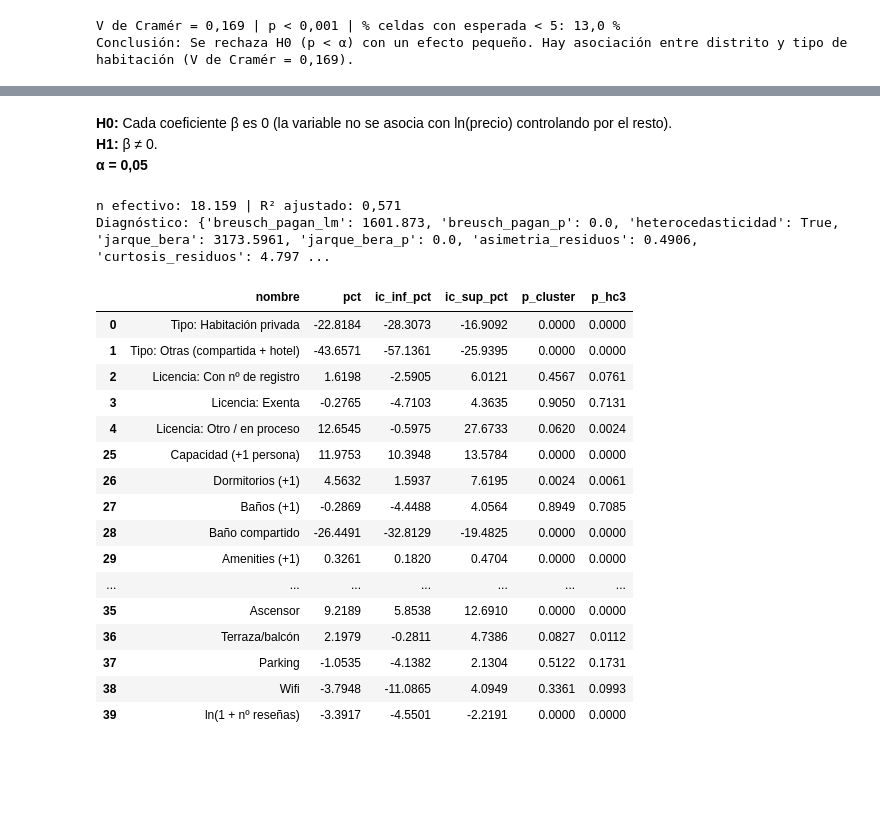
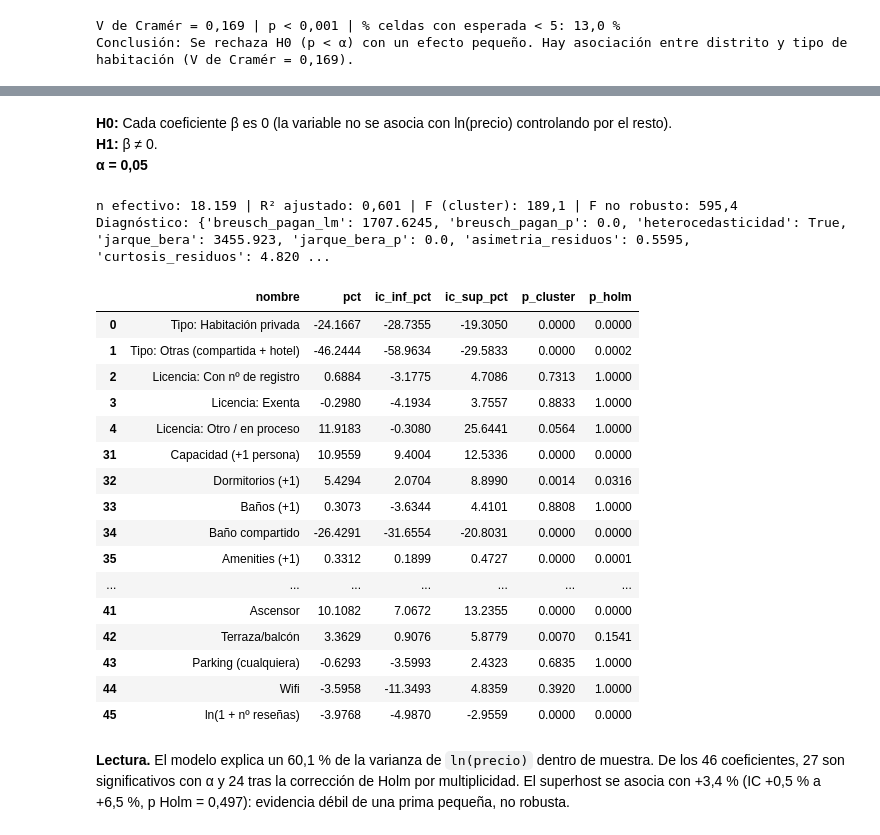
Before and after one commit to diegopellegrini1/Proyecto-Final, a Jupyter notebook: notebooks/02_analisis_estadistico.ipynb, the cells around one changed output, grey strips where cells are left out. Drawn from its saved outputs; the diff is of its cells as text; code cells hidden in the pictures; blank space fills up the shorter version.

```diff
--- a/notebooks/02_analisis_estadistico.ipynb
+++ b/notebooks/02_analisis_estadistico.ipynb
@@ -15,17 +27,20 @@ sys.path.insert(0, str(RAIZ))
 
 import json
 
+import matplotlib.pyplot as plt
 import numpy as np
 import pandas as pd
 from IPython.display import Markdown, display
 
-from src import analisis, config, estadistica as est, formato as fmt, visualizacion as viz
+from src import config, estadistica as est, formato as fmt, visualizacion as viz
 
 %matplotlib inline
 viz.configurar_estilo()
+plt.rcParams["figure.dpi"] = 72  # imágenes incrustadas ligeras
 df = pd.read_parquet(config.RUTA_PARQUET)
 with open(config.RUTA_FINDINGS, encoding="utf-8") as f:
     findings = json.load(f)
+E = findings["estadistica"]
 cp = df[df["precio_valido"]]
 rng = np.random.default_rng(config.SEMILLA)
 
@@ -36,14 +51,19 @@ def hipotesis(clave: str) -> None:
     display(Markdown(f"**H0:** {h0}  \n**H1:** {h1}  \n**α = {fmt.n2(config.ALFA)}**"))
 
 
-def mostrar(resultado: est.ResultadoTest) -> None:
+def mostrar(resultado: est.ResultadoTest, decimales_efecto: int = 3) -> None:
     """Resume un ResultadoTest."""
     efecto = resultado.tamano_efecto
     display(Markdown(
         f"- Estadístico = {fmt.n3(resultado.estadistico)}, {fmt.p_texto(resultado.p_valor)}\n"
-        f"- {efecto['nombre']} = {fmt.n3(efecto['valor'])} (efecto {efecto['interpretacion']})\n"
+        f"- {efecto['nombre']} = {fmt.numero(efecto['valor'], decimales_efecto)} (efecto {efecto['interpretacion']})\n"
         f"- Supuestos: {resultado.supuestos}\n"
         f"- **Conclusión:** {resultado.conclusion}"))
+
+
+def lectura(texto: str) -> None:
+    """Interpretación en Markdown con cifras calculadas (nunca escritas a mano)."""
+    display(Markdown(texto))
 # %% [markdown]
 ## 1. Normalidad del precio y de ln(precio)
 
@@ -225,32 +329,43 @@ interpretados como cambio porcentual `100·(e^β − 1)`.
 # %%
 hipotesis("ols")
 ols = est.ajustar_ols(df, config.CIUDADES[config.CIUDAD_POR_DEFECTO].distrito_referencia)
 artefactos = {"residuos": ols.pop("_residuos"), "ajustados": ols.pop("_ajustados")}
-print("n efectivo:", fmt.n0(ols["n_efectivo"]), "| R² ajustado:", fmt.n3(ols["r2_ajustado"]))
+ols.pop("_indices")
+print("n efectivo:", fmt.n0(ols["n_efectivo"]), "| R² ajustado:", fmt.n3(ols["r2_ajustado"]),
+      "| F (cluster):", fmt.n1(ols["f_cluster"]), "| F no robusto:", fmt.n1(ols["f_no_robusto"]))
 print("Diagnóstico:", {k: round(v, 4) if isinstance(v, float) else v for k, v in ols["diagnostico"].items()})
-assert np.isclose(ols["r2_ajustado"], findings["estadistica"]["ols"]["r2_ajustado"])
+assert np.isclose(ols["r2_ajustado"], E["ols"]["r2_ajustado"])
 coef = pd.DataFrame(ols["coeficientes"])
-coef.loc[~coef["es_distrito"], ["nombre", "pct", "ic_inf_pct", "ic_sup_pct", "p_cluster", "p_hc3"]].round(4)
+coef.loc[~coef["es_distrito"] & ~coef["es_mes"], ["nombre", "pct", "ic_inf_pct", "ic_sup_pct", "p_cluster", "p_holm"]].round(4)
 # %% [output]
 **H0:** Cada coeficiente β es 0 (la variable no se asocia con ln(precio) controlando por el resto).
 **H1:** β ≠ 0.
 **α = 0,05**
-n efectivo: 18.159 | R² ajustado: 0,571
-Diagnóstico: {'breusch_pagan_lm': 1601.873, 'breusch_pagan_p': 0.0, 'heterocedasticidad': True, 'jarque_bera': 3173.5961, 'jarque_bera_p': 0.0, 'asimetria_residuos': 0.4906, 'curtosis_residuos': 4.797 ...
+n efectivo: 18.159 | R² ajustado: 0,601 | F (cluster): 189,1 | F no robusto: 595,4
+Diagnóstico: {'breusch_pagan_lm': 1707.6245, 'breusch_pagan_p': 0.0, 'heterocedasticidad': True, 'jarque_bera': 3455.923, 'jarque_bera_p': 0.0, 'asimetria_residuos': 0.5595, 'curtosis_residuos': 4.820 ...
-|  | nombre | pct | ic_inf_pct | ic_sup_pct | p_cluster | p_hc3 |
-| 0 | Tipo: Habitación privada | -22.8184 | -28.3073 | -16.9092 | 0.0000 | 0.0000 |
-| 1 | Tipo: Otras (compartida + hotel) | -43.6571 | -57.1361 | -25.9395 | 0.0000 | 0.0000 |
-| 2 | Licencia: Con nº de registro | 1.6198 | -2.5905 | 6.0121 | 0.4567 | 0.0761 |
-| 3 | Licencia: Exenta | -0.2765 | -4.7103 | 4.3635 | 0.9050 | 0.7131 |
-| 4 | Licencia: Otro / en proceso | 12.6545 | -0.5975 | 27.6733 | 0.0620 | 0.0024 |
-| 25 | Capacidad (+1 persona) | 11.9753 | 10.3948 | 13.5784 | 0.0000 | 0.0000 |
-| 26 | Dormitorios (+1) | 4.5632 | 1.5937 | 7.6195 | 0.0024 | 0.0061 |
-| 27 | Baños (+1) | -0.2869 | -4.4488 | 4.0564 | 0.8949 | 0.7085 |
-| 28 | Baño compartido | -26.4491 | -32.8129 | -19.4825 | 0.0000 | 0.0000 |
-| 29 | Amenities (+1) | 0.3261 | 0.1820 | 0.4704 | 0.0000 | 0.0000 |
+|  | nombre | pct | ic_inf_pct | ic_sup_pct | p_cluster | p_holm |
+| 0 | Tipo: Habitación privada | -24.1667 | -28.7355 | -19.3050 | 0.0000 | 0.0000 |
+| 1 | Tipo: Otras (compartida + hotel) | -46.2444 | -58.9634 | -29.5833 | 0.0000 | 0.0002 |
+| 2 | Licencia: Con nº de registro | 0.6884 | -3.1775 | 4.7086 | 0.7313 | 1.0000 |
+| 3 | Licencia: Exenta | -0.2980 | -4.1934 | 3.7557 | 0.8833 | 1.0000 |
+| 4 | Licencia: Otro / en proceso | 11.9183 | -0.3080 | 25.6441 | 0.0564 | 1.0000 |
+| 31 | Capacidad (+1 persona) | 10.9559 | 9.4004 | 12.5336 | 0.0000 | 0.0000 |
+| 32 | Dormitorios (+1) | 5.4294 | 2.0704 | 8.8990 | 0.0014 | 0.0316 |
+| 33 | Baños (+1) | 0.3073 | -3.6344 | 4.4101 | 0.8808 | 1.0000 |
+| 34 | Baño compartido | -26.4291 | -31.6554 | -20.8031 | 0.0000 | 0.0000 |
+| 35 | Amenities (+1) | 0.3312 | 0.1899 | 0.4727 | 0.0000 | 0.0001 |
 | ... | ... | ... | ... | ... | ... | ... |
-| 35 | Ascensor | 9.2189 | 5.8538 | 12.6910 | 0.0000 | 0.0000 |
-| 36 | Terraza/balcón | 2.1979 | -0.2811 | 4.7386 | 0.0827 | 0.0112 |
-| 37 | Parking | -1.0535 | -4.1382 | 2.1304 | 0.5122 | 0.1731 |
-| 38 | Wifi | -3.7948 | -11.0865 | 4.0949 | 0.3361 | 0.0993 |
-| 39 | ln(1 + nº reseñas) | -3.3917 | -4.5501 | -2.2191 | 0.0000 | 0.0000 |
+| 41 | Ascensor | 10.1082 | 7.0672 | 13.2355 | 0.0000 | 0.0000 |
+| 42 | Terraza/balcón | 3.3629 | 0.9076 | 5.8779 | 0.0070 | 0.1541 |
+| 43 | Parking (cualquiera) | -0.6293 | -3.5993 | 2.4323 | 0.6835 | 1.0000 |
+| 44 | Wifi | -3.5958 | -11.3493 | 4.8359 | 0.3920 | 1.0000 |
+| 45 | ln(1 + nº reseñas) | -3.9768 | -4.9870 | -2.9559 | 0.0000 | 0.0000 |
+# %%
+lectura(f"**Lectura.** El modelo explica un {fmt.pct1(ols['r2_ajustado'] * 100)} de la varianza de `ln(precio)` "
+        f"dentro de muestra. De los {ols['n_coeficientes']} coeficientes, {ols['n_significativos']} son significativos "
+        f"con α y {ols['n_significativos_holm']} tras la corrección de Holm por multiplicidad. El superhost se asocia "
+        f"con {fmt.signo_pct(E['ols']['coef_superhost']['pct'])} (IC {fmt.signo_pct(E['ols']['coef_superhost']['ic_inf_pct'])}"
+        f" a {fmt.signo_pct(E['ols']['coef_superhost']['ic_sup_pct'])}, p Holm = {fmt.n3(E['ols']['coef_superhost']['p_holm'])}): "
+        "evidencia débil de una prima pequeña, no robusta.")
+# %% [output]
+**Lectura.** El modelo explica un 60,1 % de la varianza de `ln(precio)` dentro de muestra. De los 46 coeficientes, 27 son significativos con α y 24 tras la corrección de Holm por multiplicidad. El superhost se asocia con +3,4 % (IC +0,5 % a +6,5 %, p Holm = 0,497): evidencia débil de una prima pequeña, no robusta.
```
Also changed, not shown: parts of 49 cells of this notebook, 20 other files.
